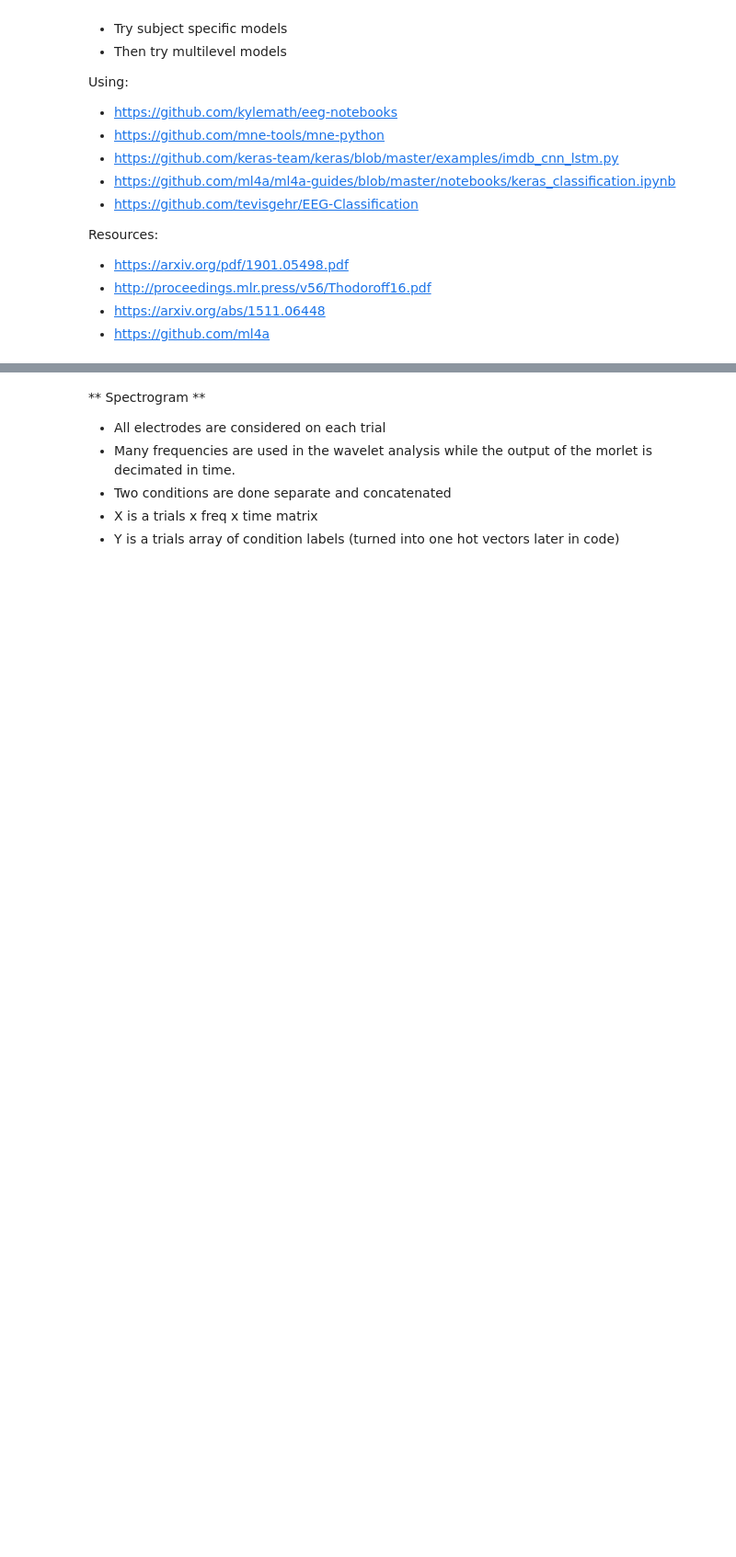
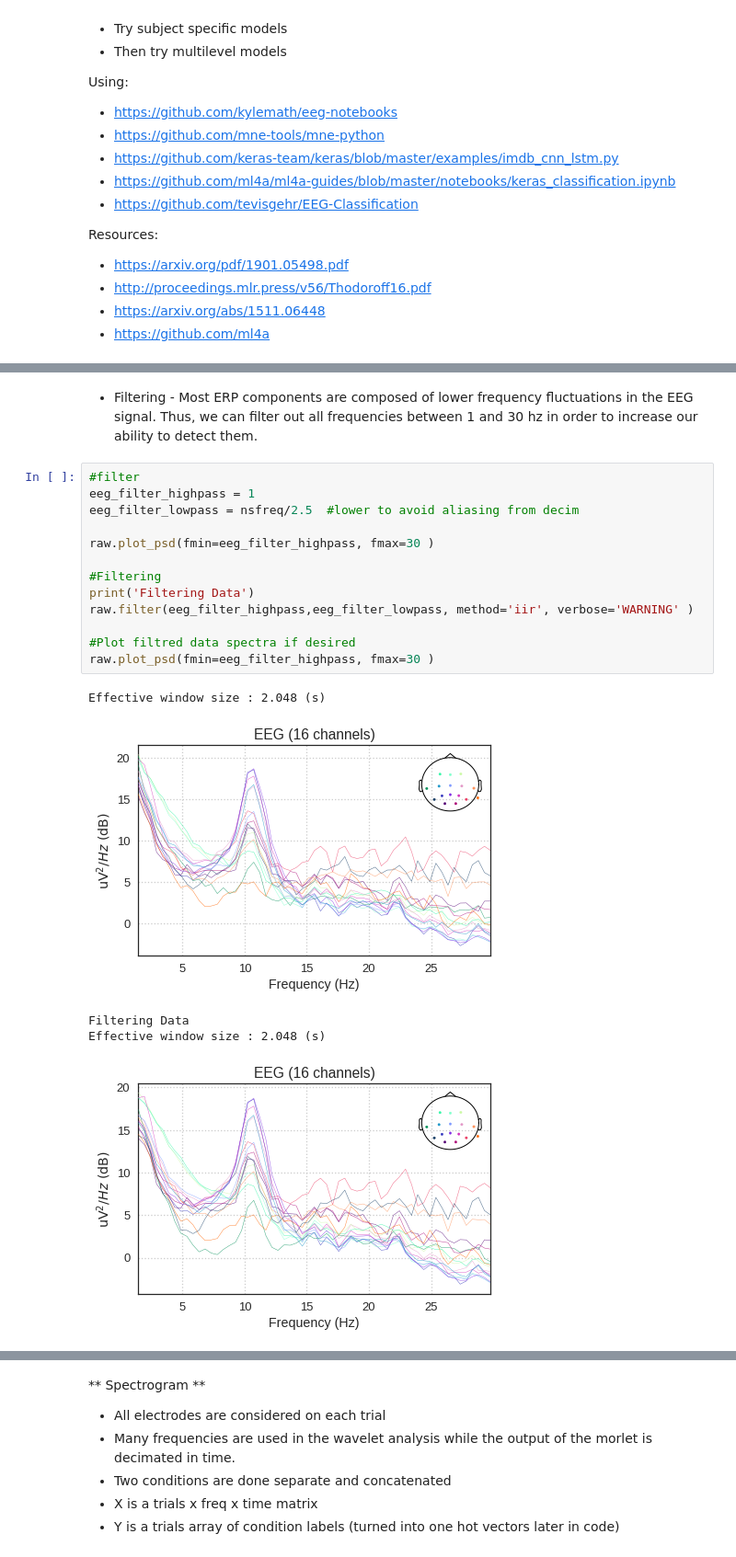
Before and after one commit to kylemath/DeepEEG, a Jupyter notebook: notebooks/DeepEEG.ipynb, the cells around one changed output, grey strips where cells are left out. Shown at 92% size. Drawn from its saved outputs; the diff is of its cells as text; blank space fills up the shorter version.

```diff
--- a/notebooks/DeepEEG.ipynb
+++ b/notebooks/DeepEEG.ipynb
@@ -161,0 +130,21 @@ Parameters Set
+# %% [markdown]
+* Filtering - Most ERP components are composed of lower frequency fluctuations in the EEG signal. Thus, we can filter out all frequencies between 1 and 30 hz in order to increase our ability to detect them.
+# %%
+#filter
+eeg_filter_highpass = 1
+eeg_filter_lowpass = nsfreq/2.5  #lower to avoid aliasing from decim
+
+raw.plot_psd(fmin=eeg_filter_highpass, fmax=30 )
+
+#Filtering
+print('Filtering Data')
+raw.filter(eeg_filter_highpass,eeg_filter_lowpass, method='iir', verbose='WARNING' )
+
+#Plot filtred data spectra if desired
+raw.plot_psd(fmin=eeg_filter_highpass, fmax=30 )
+# %% [output]
+Effective window size : 2.048 (s)
+[figure, added]
+Filtering Data
+Effective window size : 2.048 (s)
+[figure, added]
```
Also changed, not shown: parts of 19 cells of this notebook.
